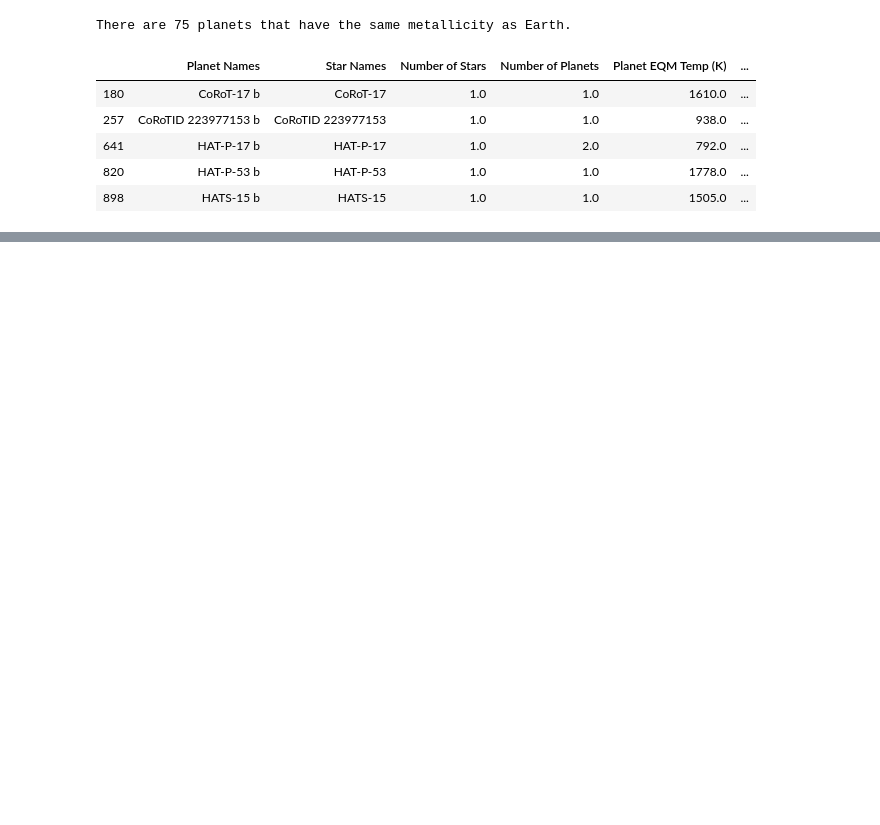
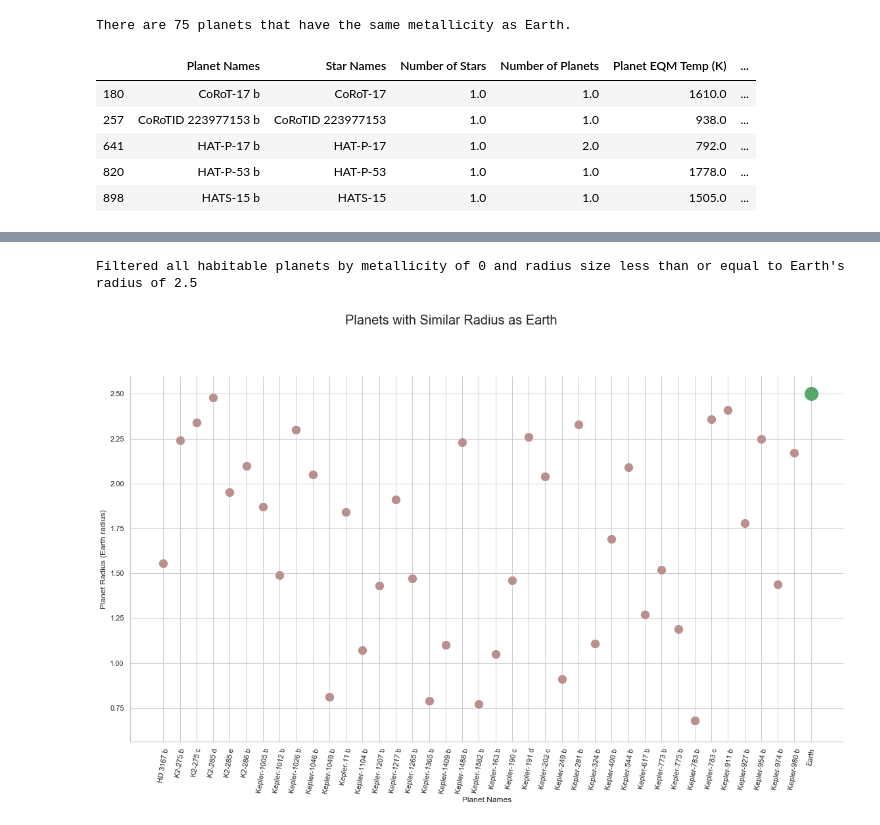
Before and after one commit to jonsb-coding/Stellar_Research, a Jupyter notebook: YMS/Goldilocks_Zone.ipynb, the cells around one changed output, grey strips where cells are left out. Drawn from its saved outputs; the diff is of its cells as text; code cells hidden in the pictures; blank space fills up the shorter version.

```diff
--- a/YMS/Goldilocks_Zone.ipynb
+++ b/YMS/Goldilocks_Zone.ipynb
@@ -168,3 +178,16 @@ There are 75 planets that have the same metallicity as Earth.
 | 641 | HAT-P-17 b | HAT-P-17 | 1.0 | 2.0 | 792.0 | ... |
 | 820 | HAT-P-53 b | HAT-P-53 | 1.0 | 1.0 | 1778.0 | ... |
 | 898 | HATS-15 b | HATS-15 | 1.0 | 1.0 | 1505.0 | ... |
+# %%
+# Only those planets less than 10 Earth masses or 2.5 Earth radii
+# One Earth radius is 6378.14 km / 3,963.1906 mi
+
+size_just_right = habitable_planets.loc[(habitable_planets['Planet Radius (R⊕)'] <= 2.50)]
+
+# print(size_just_right['Planet Names'].count)
+
+total_planets = len(size_just_right['Planet Names'])
+
+print(f'There are {total_planets} planets that have the same or less than the radius of Earth.')
+
+size_just_right.head()
@@ -170,0 +202,32 @@ There are 75 planets that have the same metallicity as Earth.
+# %%
+# Setting grid background
+sns.set(style="whitegrid")
+
+# Plotting planet radius compared to Earth's size standard
+radius_plot = sns.relplot( data = size_just_right,
+                   x= 'Planet Names', y= "Planet Radius (R⊕)", facecolor='rosybrown', s=200)
+
+# Creating title and adjusting position
+radius_plot.fig.suptitle("Planets with Similar Radius as Earth", y=1.03, fontsize= 20)
+plt.subplots_adjust(top=0.9)
+radius_plot.set_axis_labels("Planet Names")
+
+
+# Changing fig size
+fig = plt.gcf()
+fig.set_size_inches(20, 10)
+
+# Labeling y-axis and positioning tick-marks to fit planet names
+plt.ylabel('Planet Radius (Earth radius)')
+plt.xticks(rotation=80)
+
+
+# Plotting Earth's temperature for comparison
+plt.plot("Earth", 2.5 , "go", markersize= 20)
+
+plt.savefig("same_radii")
+
+print(f"Filtered all habitable planets by metallicity of 0 and radius size less than or equal to Earth's radius of 2.5")
+# %% [output]
+Filtered all habitable planets by metallicity of 0 and radius size less than or equal to Earth's radius of 2.5
+[figure, added]
```
Also changed, not shown: parts of 7 cells of this notebook, 5 other files.
